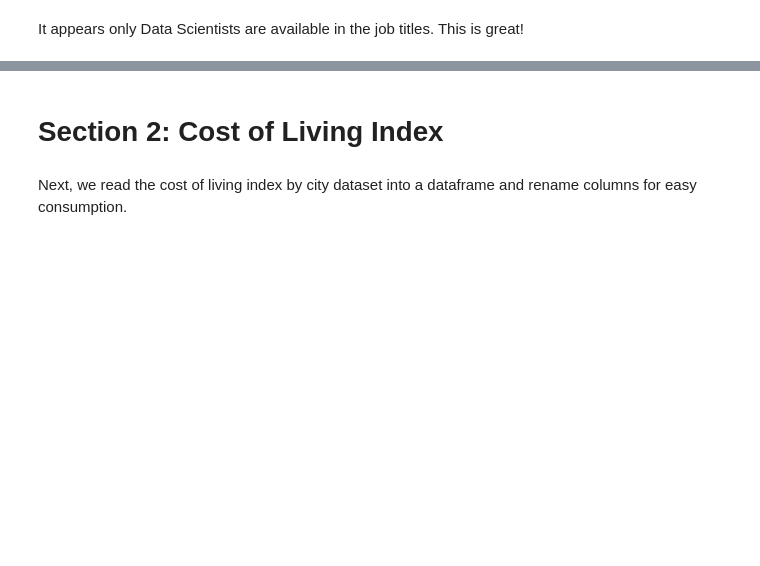
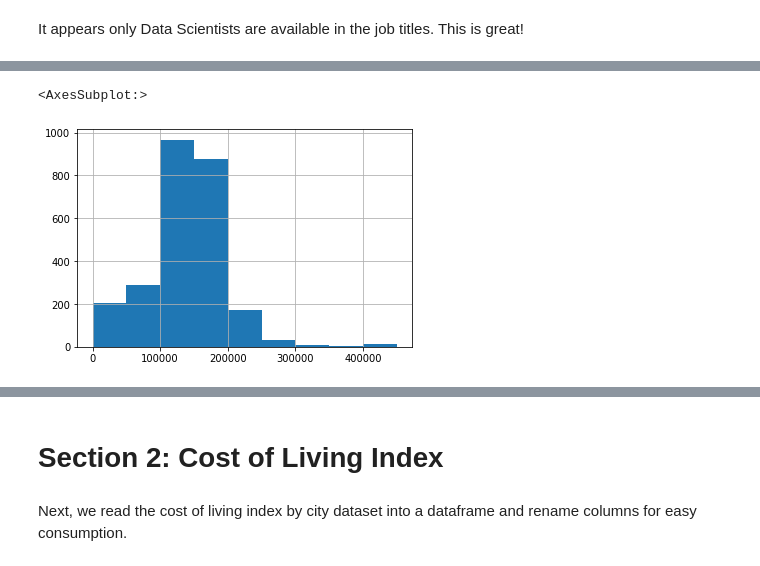
Before and after one commit to dl-lim/kaggle-1, a Jupyter notebook: ds-sal.ipynb, the cells around one changed output, grey strips where cells are left out. Cells and saved outputs as stored; diff of their text form; code cells hidden in the pictures; blank space fills up the shorter version.

```diff
--- a/ds-sal.ipynb
+++ b/ds-sal.ipynb
@@ -148,0 +118,5 @@ fds.head()
+# %%
+sds = sdf[sdf.title.str.contains('data',case=False)] # sds: Salary for Data Science
+
+print(sds.shape)
+sds.head()
@@ -155,0 +155,5 @@ It appears only Data Scientists are available in the job titles. This is great!
+# %%
+sds.basesalary.hist(bins=range(0,500000,50000))
+# %% [output]
+<AxesSubplot:>
+[figure, added]
```
Also changed, not shown: parts of 37 cells of this notebook.
